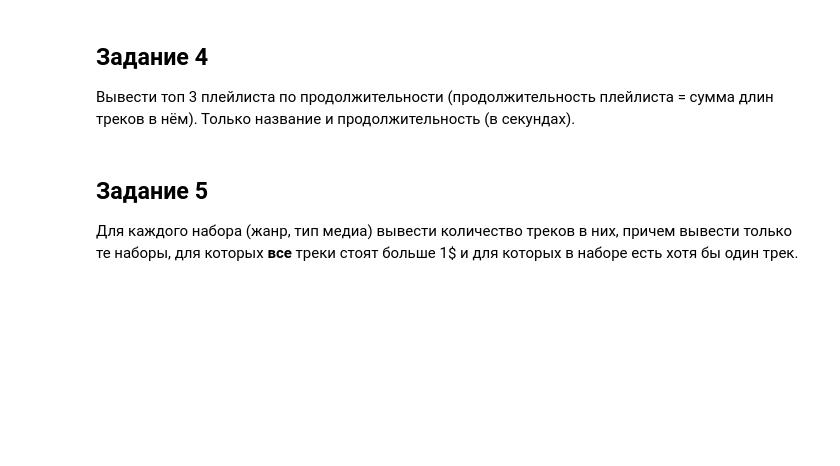
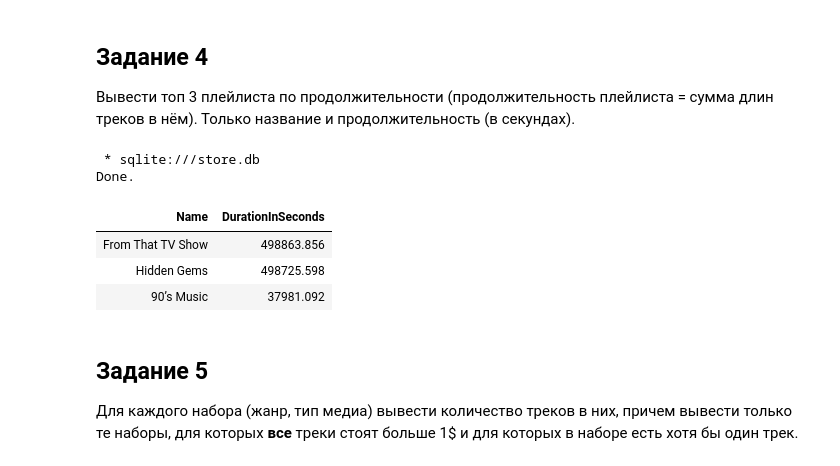
Before and after one commit to AstronomekDomansky/-.-1, a Jupyter notebook: _2.ipynb, the cells around one changed output. Cells and saved outputs as stored; diff of their text form; code cells hidden in the pictures; blank space fills up the shorter version.

```diff
--- a/_2.ipynb
+++ b/_2.ipynb
@@ -31,6 +99,22 @@ Done.
 # %% [markdown]
 ## Задание 4
 Вывести топ 3 плейлиста по продолжительности (продолжительность плейлиста = сумма длин треков в нём). Только название и продолжительность (в секундах).
+# %%
+%%sql
+SELECT p.Name, SUM(t.Milliseconds) / 1000.0 AS DurationInSeconds
+    FROM playlists p
+JOIN playlist_track pt ON p.PlaylistId = pt.PlaylistId
+JOIN tracks t ON pt.TrackId = t.TrackId
+GROUP BY p.PlaylistId, p.Name
+ORDER BY DurationInSeconds DESC
+LIMIT 3;
+# %% [output]
+ * sqlite:///store.db
+Done.
+| Name | DurationInSeconds |
+| From That TV Show | 498863.856 |
+| Hidden Gems | 498725.598 |
+| 90’s Music | 37981.092 |
 # %% [markdown]
 ## Задание 5
 Для каждого набора (жанр, тип медиа) вывести количество треков в них, причем вывести только те наборы, для которых **все** треки стоят больше 1$ и для которых в наборе есть хотя бы один трек.
```
Also changed, not shown: parts of 6 cells of this notebook.
